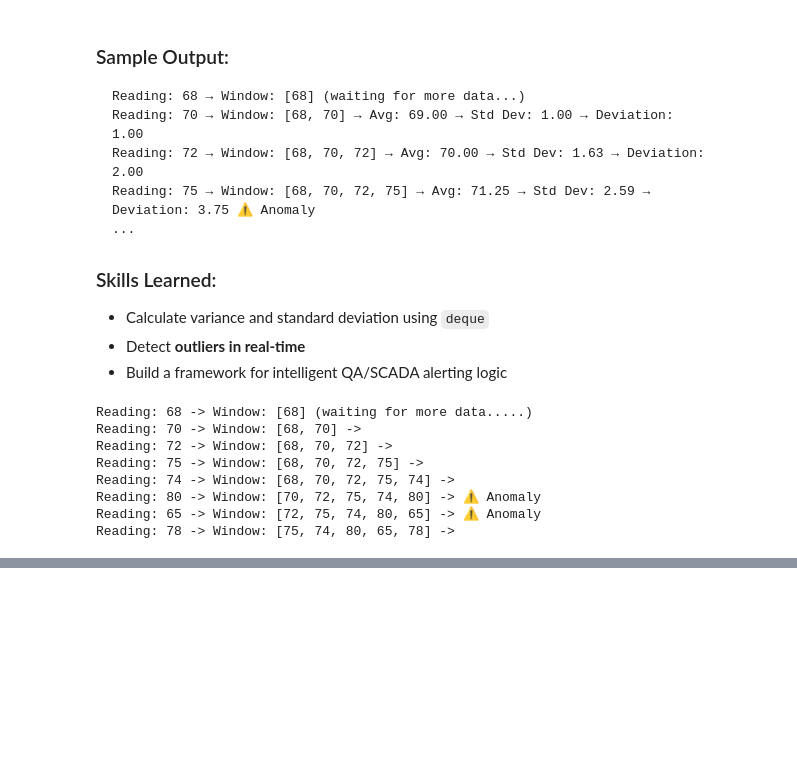
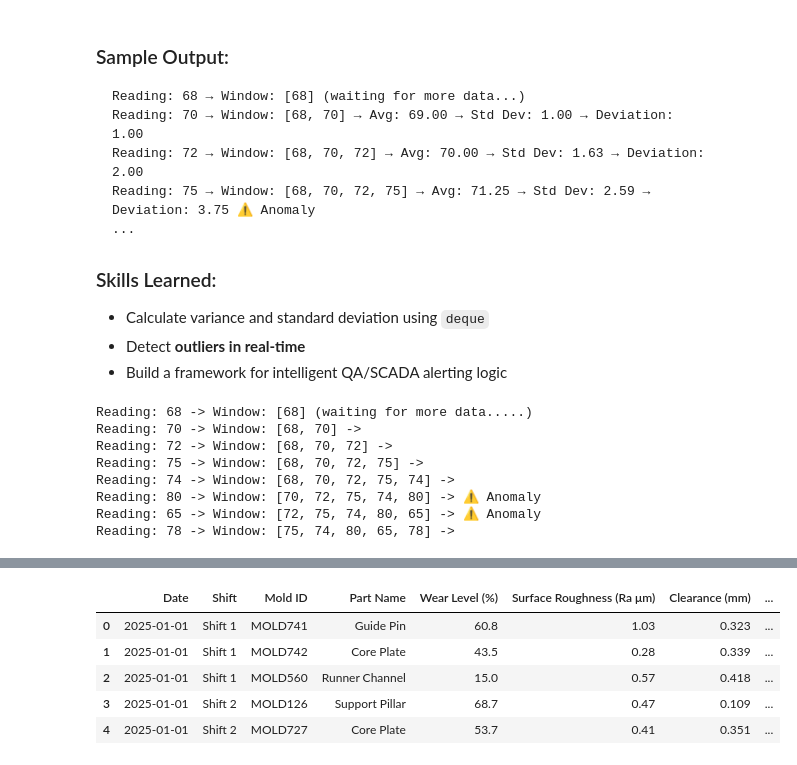
Before and after one commit to michellealzola/python_basics, a Jupyter notebook: 02_Collections/EX_deque.ipynb, the cells around one changed output, grey strips where cells are left out. Cells and saved outputs as stored; diff of their text form; code cells hidden in the pictures; blank space fills up the shorter version.

```diff
--- a/02_Collections/EX_deque.ipynb
+++ b/02_Collections/EX_deque.ipynb
@@ -930,0 +959,2 @@ Reading: 78 -> Window: [75, 74, 80, 65, 78] ->
+# %%
+df = pd.read_csv('injection_mold_365day_dataset.csv')
@@ -930,0 +1007,9 @@ Reading: 78 -> Window: [75, 74, 80, 65, 78] ->
+# %%
+df.head(5)
+# %% [output]
+|  | Date | Shift | Mold ID | Part Name | Wear Level (%) | Surface Roughness (Ra μm) | Clearance (mm) | ... |
+| 0 | 2025-01-01 | Shift 1 | MOLD741 | Guide Pin | 60.8 | 1.03 | 0.323 | ... |
+| 1 | 2025-01-01 | Shift 1 | MOLD742 | Core Plate | 43.5 | 0.28 | 0.339 | ... |
+| 2 | 2025-01-01 | Shift 1 | MOLD560 | Runner Channel | 15.0 | 0.57 | 0.418 | ... |
+| 3 | 2025-01-01 | Shift 2 | MOLD126 | Support Pillar | 68.7 | 0.47 | 0.109 | ... |
+| 4 | 2025-01-01 | Shift 2 | MOLD727 | Core Plate | 53.7 | 0.41 | 0.351 | ... |
```
Also changed, not shown: parts of 6 cells of this notebook.
